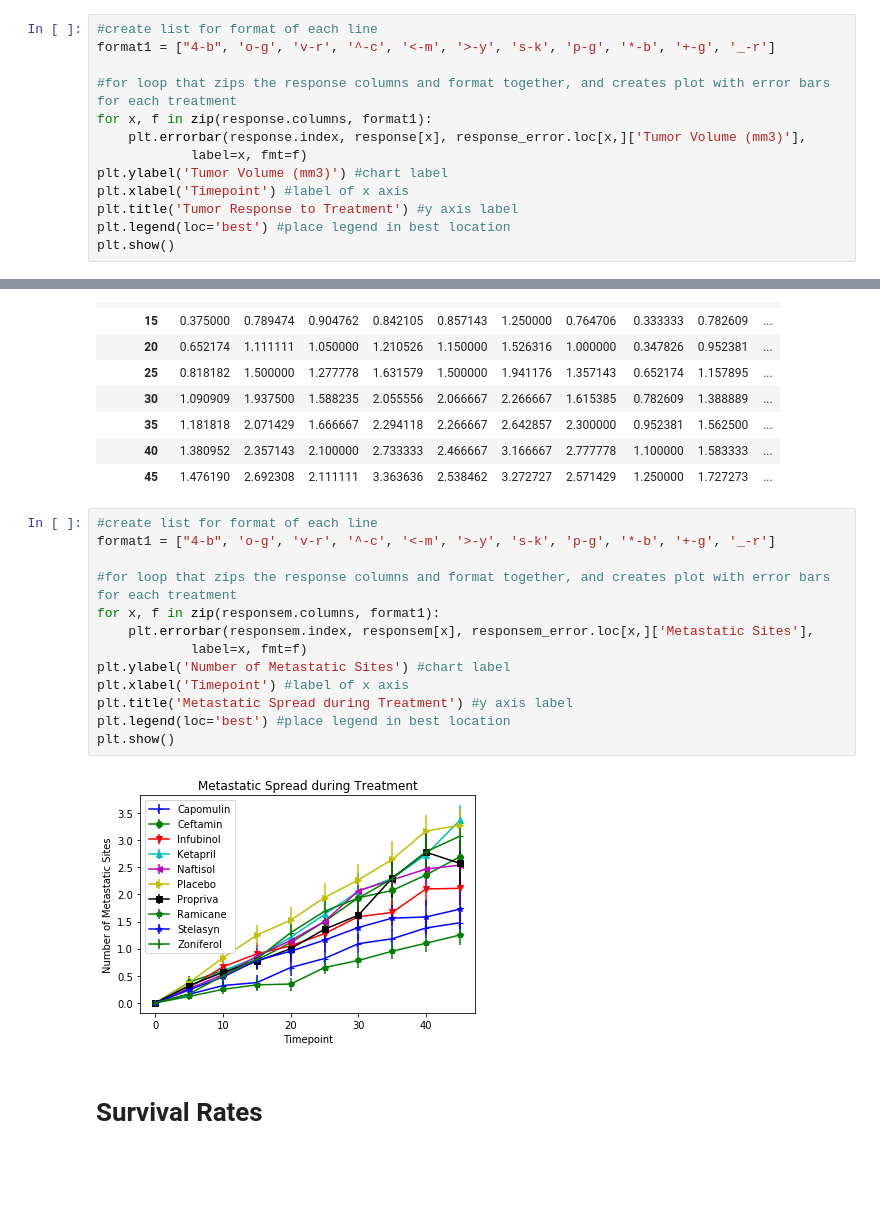
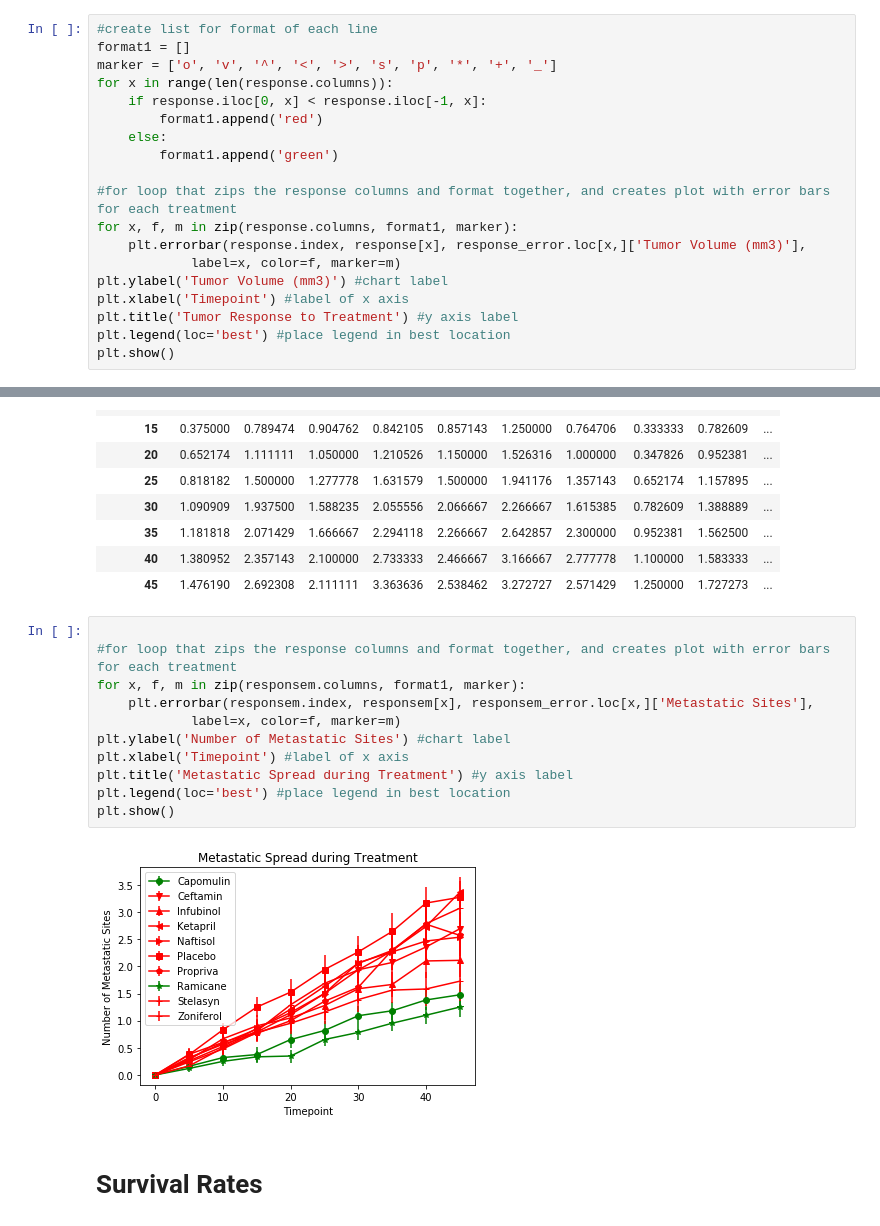
Before and after one commit to jherberg462/matplotlib-challenge, a Jupyter notebook: pymaceuticals/main.ipynb, the cells around one changed output, grey strips where cells are left out. Saved outputs shown, nothing was run; the diff lists cells and outputs as text; blank space fills up the shorter version.

```diff
--- a/pymaceuticals/main.ipynb
+++ b/pymaceuticals/main.ipynb
@@ -180,12 +180,18 @@ additionally use any  `matplotlib.colors` spec, e.g. full names
 # Response to treatment plot
 # %%
 #create list for format of each line
-format1 = ["4-b", 'o-g', 'v-r', '^-c', '<-m', '>-y', 's-k', 'p-g', '*-b', '+-g', '_-r']
+format1 = []
+marker = ['o', 'v', '^', '<', '>', 's', 'p', '*', '+', '_']
+for x in range(len(response.columns)):
+    if response.iloc[0, x] < response.iloc[-1, x]:
+        format1.append('red')
+    else:
+        format1.append('green')
 
 #for loop that zips the response columns and format together, and creates plot with error bars for each treatment
-for x, f in zip(response.columns, format1):
+for x, f, m in zip(response.columns, format1, marker):
     plt.errorbar(response.index, response[x], response_error.loc[x,]['Tumor Volume (mm3)'],
-            label=x, fmt=f)
+            label=x, color=f, marker=m)
 plt.ylabel('Tumor Volume (mm3)') #chart label
 plt.xlabel('Timepoint') #label of x axis
 plt.title('Tumor Response to Treatment') #y axis label
@@ -272,20 +278,18 @@ responsem
 | 40 | 1.380952 | 2.357143 | 2.100000 | 2.733333 | 2.466667 | 3.166667 | 2.777778 | 1.100000 | 1.583333 | ... |
 | 45 | 1.476190 | 2.692308 | 2.111111 | 3.363636 | 2.538462 | 3.272727 | 2.571429 | 1.250000 | 1.727273 | ... |
 # %%
-#create list for format of each line
-format1 = ["4-b", 'o-g', 'v-r', '^-c', '<-m', '>-y', 's-k', 'p-g', '*-b', '+-g', '_-r']
 
 #for loop that zips the response columns and format together, and creates plot with error bars for each treatment
-for x, f in zip(responsem.columns, format1):
+for x, f, m in zip(responsem.columns, format1, marker):
     plt.errorbar(responsem.index, responsem[x], responsem_error.loc[x,]['Metastatic Sites'],
-            label=x, fmt=f)
+            label=x, color=f, marker=m)
 plt.ylabel('Number of Metastatic Sites') #chart label
 plt.xlabel('Timepoint') #label of x axis
 plt.title('Metastatic Spread during Treatment') #y axis label
 plt.legend(loc='best') #place legend in best location
 plt.show()
 # %% [output]
-[figure, old version]
+[figure, new version]
 # %% [markdown]
 # Survival Rates
 # %%
```
Also changed, not shown: parts of 4 cells of this notebook.
